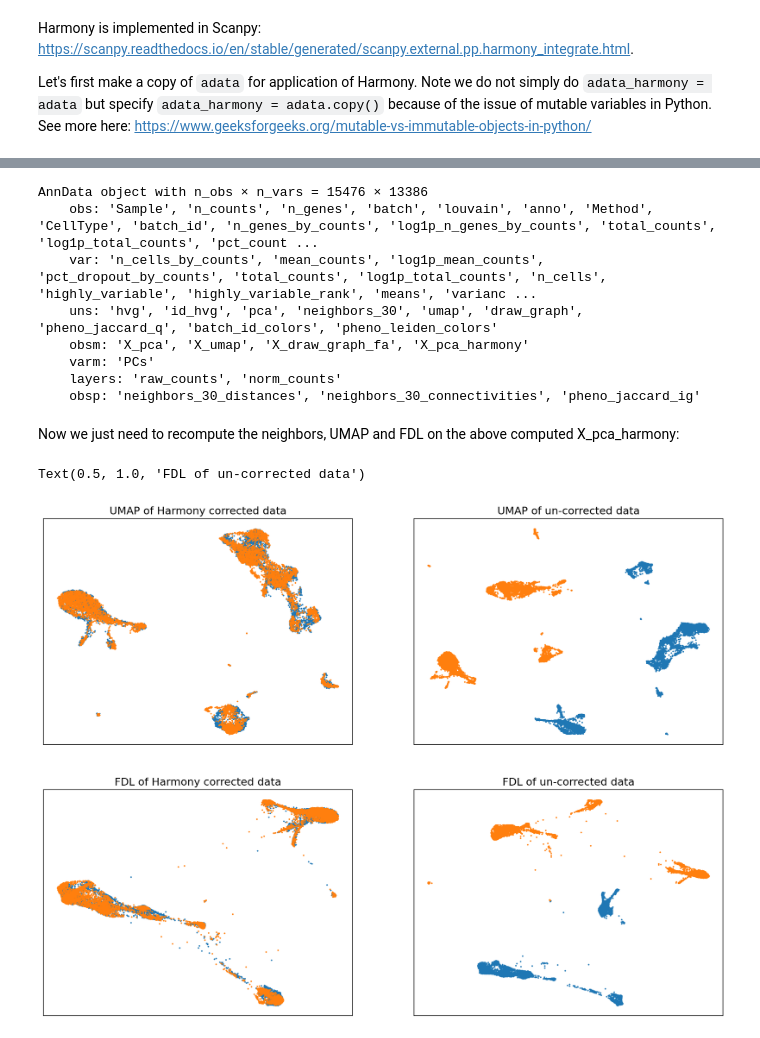
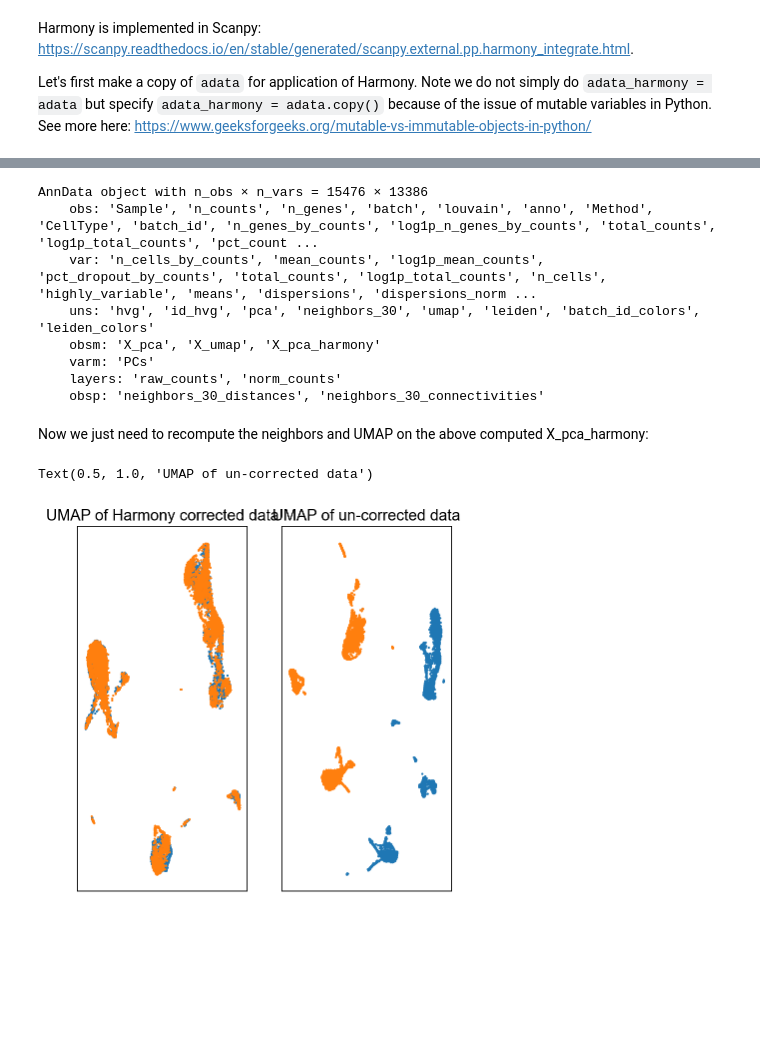
Before and after one commit to sarajimenez/GSCN_workshop_2024, a Jupyter notebook: _sources/session-3.2.ipynb, the cells around one changed output, grey strips where cells are left out. Cells and saved outputs as stored; diff of their text form; code cells hidden in the pictures; blank space fills up the shorter version.

```diff
--- a/_sources/session-3.2.ipynb
+++ b/_sources/session-3.2.ipynb
@@ -22,3 +20,5 @@ input_path = '/data/peer/sharmar1/msk_workshop/workshop_2024_spring/session-4/'
+# %%
+input_path = '/Users/sara.jimenez/Documents/scWorkshop/data/'
 # %% [markdown]
 ## batch-1
 # %%
@@ -318,7 +318,0 @@ sc.tl.draw_graph(adata, layout='fa', random_state=0, neighbors_key='neighbors_30
-# %%
-# Clustering using PhenoGraph
-sc.external.tl.phenograph(adata, clustering_algo='leiden', k=30, jaccard=True, primary_metric='euclidean',
-                          resolution_parameter = 0.5)
-
-import scipy
-adata.obsp['pheno_jaccard_ig'] = scipy.sparse.csr_matrix(adata.obsp['pheno_jaccard_ig'])
@@ -637,18 +600,17 @@ adata_harmony
 # %% [output]
 AnnData object with n_obs × n_vars = 15476 × 13386
     obs: 'Sample', 'n_counts', 'n_genes', 'batch', 'louvain', 'anno', 'Method', 'CellType', 'batch_id', 'n_genes_by_counts', 'log1p_n_genes_by_counts', 'total_counts', 'log1p_total_counts', 'pct_count ...
-    var: 'n_cells_by_counts', 'mean_counts', 'log1p_mean_counts', 'pct_dropout_by_counts', 'total_counts', 'log1p_total_counts', 'n_cells', 'highly_variable', 'highly_variable_rank', 'means', 'varianc ...
-    uns: 'hvg', 'id_hvg', 'pca', 'neighbors_30', 'umap', 'draw_graph', 'pheno_jaccard_q', 'batch_id_colors', 'pheno_leiden_colors'
-    obsm: 'X_pca', 'X_umap', 'X_draw_graph_fa', 'X_pca_harmony'
+    var: 'n_cells_by_counts', 'mean_counts', 'log1p_mean_counts', 'pct_dropout_by_counts', 'total_counts', 'log1p_total_counts', 'n_cells', 'highly_variable', 'means', 'dispersions', 'dispersions_norm ...
+    uns: 'hvg', 'id_hvg', 'pca', 'neighbors_30', 'umap', 'leiden', 'batch_id_colors', 'leiden_colors'
+    obsm: 'X_pca', 'X_umap', 'X_pca_harmony'
     varm: 'PCs'
     layers: 'raw_counts', 'norm_counts'
-    obsp: 'neighbors_30_distances', 'neighbors_30_connectivities', 'pheno_jaccard_ig'
+    obsp: 'neighbors_30_distances', 'neighbors_30_connectivities'
 # %% [markdown]
-Now we just need to recompute the neighbors, UMAP and FDL on the above computed X_pca_harmony:
+Now we just need to recompute the neighbors and UMAP on the above computed X_pca_harmony:
 # %%
 # Save to prevent overwriting
 adata_harmony.obsm['old_UMAP'] = adata_harmony.obsm['X_umap']
-adata_harmony.obsm['old_FDL'] = adata_harmony.obsm['X_draw_graph_fa']
 # %%
 # Nearest neighbors on PCA_harmony
 sc.pp.neighbors(adata_harmony, n_neighbors=30, use_rep='X_pca_harmony', metric='euclidean',
@@ -660,43 +621,25 @@ sc.tl.draw_graph(adata_harmony, layout='fa', random_state=0, neighbors_key='neig
 # %%
-fig = plt.figure(figsize = (8*2, 6*2))
-ax = fig.add_subplot(2, 2, 1)
+fig = plt.figure(figsize = (3*2, 3*2))
+ax = fig.add_subplot(1, 2, 1)
 c0 = adata_harmony.obs['batch'].astype(int) == 0
 c1 = adata_harmony.obs['batch'].astype(int) == 1
 ax.scatter(adata_harmony.obsm['X_umap'][c0, 0], adata_harmony.obsm['X_umap'][c0, 1], s = 1, label = 'Batch-0')
 ax.scatter(adata_harmony.obsm['X_umap'][c1, 0], adata_harmony.obsm['X_umap'][c1, 1], s = 1, label = 'Batch-1')
 ax.set_xticks([])
 ax.set_yticks([])
 ax.set_title('UMAP of Harmony corrected data')
 
-ax = fig.add_subplot(2, 2, 2)
+ax = fig.add_subplot(1, 2, 2)
 c0 = adata.obs['batch'] == 0
 c1 = adata.obs['batch'] == 1
 ax.scatter(adata_harmony.obsm['old_UMAP'][c0, 0], adata_harmony.obsm['old_UMAP'][c0, 1], s = 1, label = 'Batch-0')
 ax.scatter(adata_harmony.obsm['old_UMAP'][c1, 0], adata_harmony.obsm['old_UMAP'][c1, 1], s = 1, label = 'Batch-1')
 ax.set_xticks([])
 ax.set_yticks([])
 ax.set_title('UMAP of un-corrected data')
-
-ax = fig.add_subplot(2, 2, 3)
-c0 = adata_harmony.obs['batch'].astype(int) == 0
-c1 = adata_harmony.obs['batch'].astype(int) == 1
-ax.scatter(adata_harmony.obsm['X_draw_graph_fa'][c0, 0], adata_harmony.obsm['X_draw_graph_fa'][c0, 1], s = 1, label = 'Batch-0')
-ax.scatter(adata_harmony.obsm['X_draw_graph_fa'][c1, 0], adata_harmony.obsm['X_draw_graph_fa'][c1, 1], s = 1, label = 'Batch-1')
-ax.set_xticks([])
-ax.set_yticks([])
-ax.set_title('FDL of Harmony corrected data')
-
-ax = fig.add_subplot(2, 2, 4)
-c0 = adata.obs['batch'] == 0
-c1 = adata.obs['batch'] == 1
-ax.scatter(adata_harmony.obsm['old_FDL'][c0, 0], adata_harmony.obsm['old_FDL'][c0, 1], s = 1, label = 'Batch-0')
-ax.scatter(adata_harmony.obsm['old_FDL'][c1, 0], adata_harmony.obsm['old_FDL'][c1, 1], s = 1, label = 'Batch-1')
-ax.set_xticks([])
-ax.set_yticks([])
-ax.set_title('FDL of un-corrected data')
 # %% [output]
-Text(0.5, 1.0, 'FDL of un-corrected data')
+Text(0.5, 1.0, 'UMAP of un-corrected data')
-[figure, old version]
+[figure, new version]
 # %%
 sc.pl.umap(adata_harmony, color = ['CellType'])
 # %% [output]
```
Also changed, not shown: parts of 157 cells of this notebook, 36 other files.
